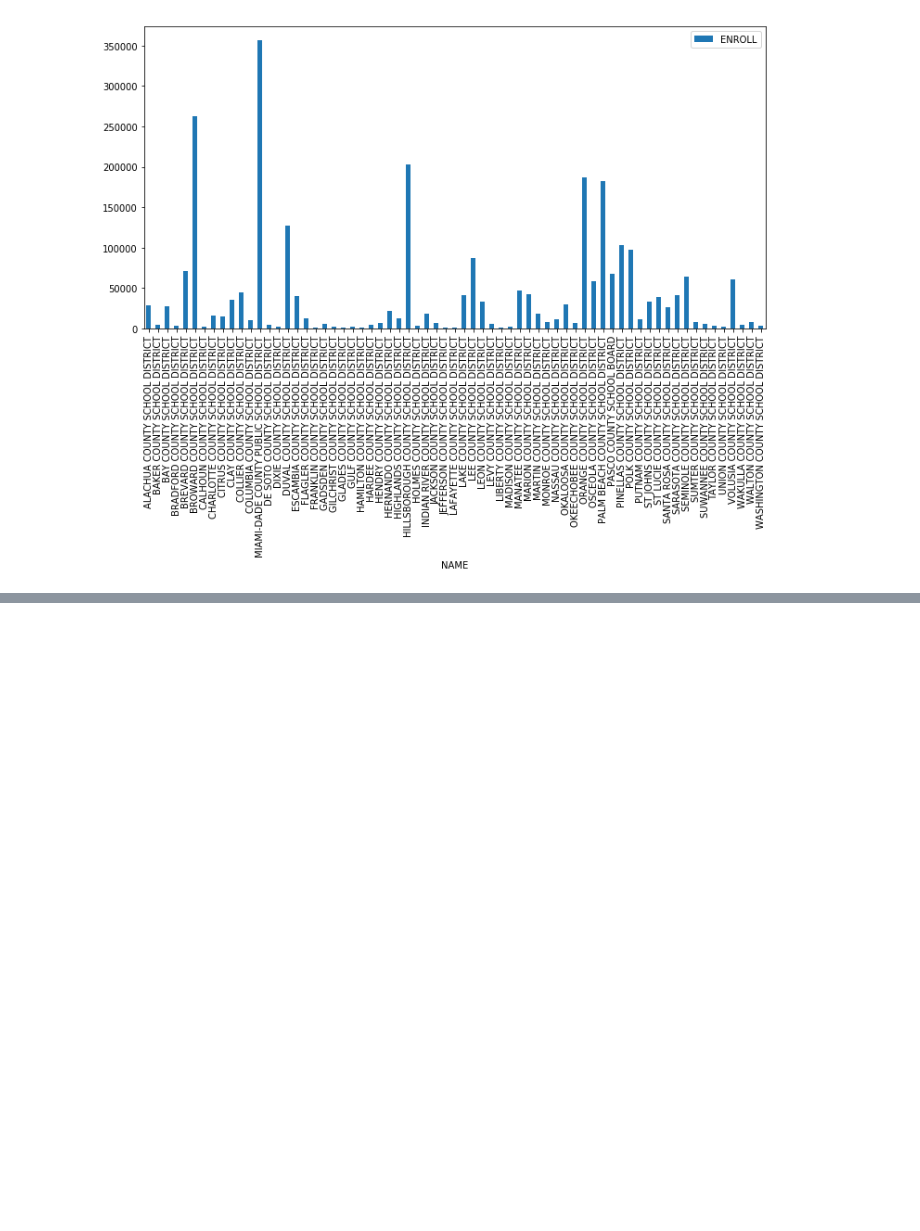
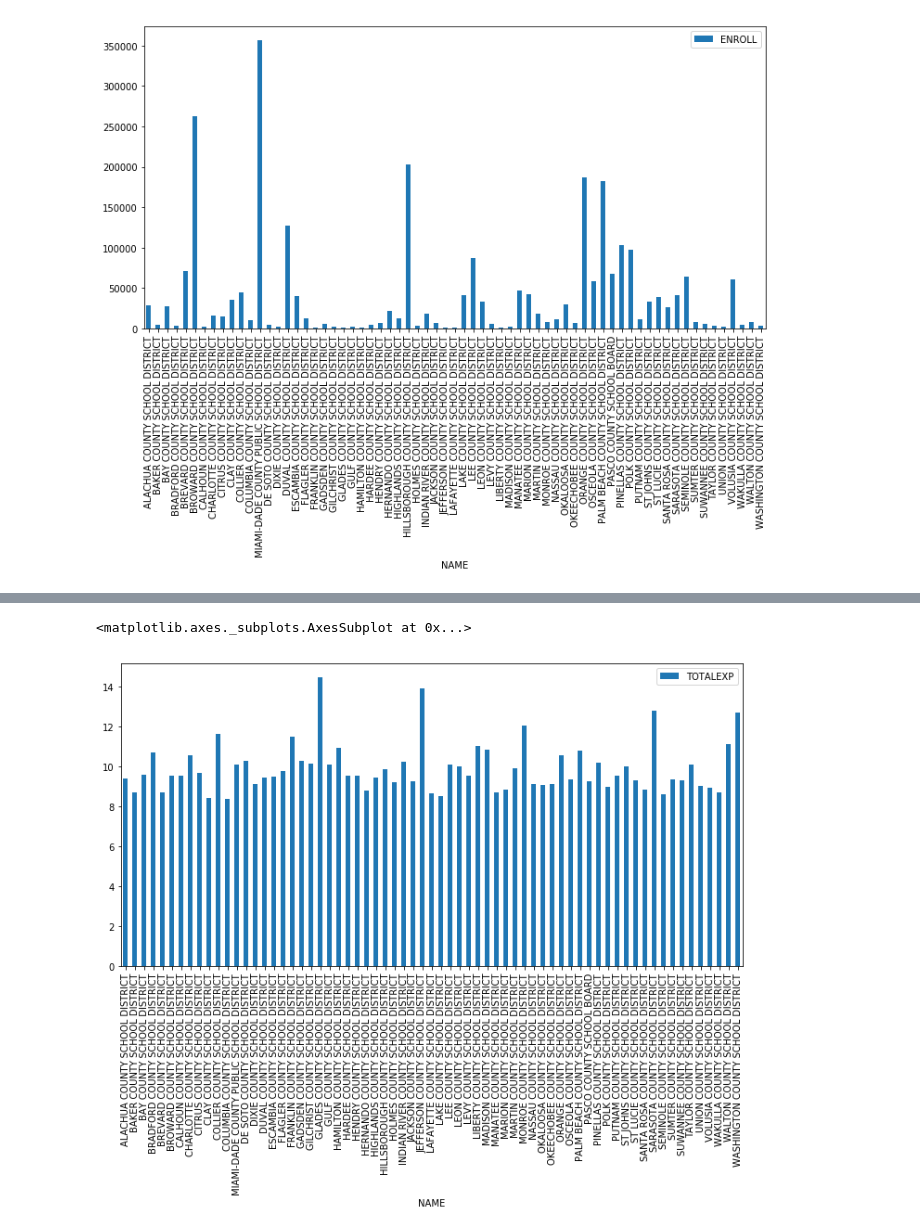
Before and after one commit to cschubert29/Intro_DS_Project, a Jupyter notebook: Data/US-Educational-Finances/School Finances.ipynb, the cells around one changed output, grey strips where cells are left out. Saved outputs shown, nothing was run; the diff lists cells and outputs as text; code cells hidden in the pictures; blank space fills up the shorter version.

```diff
--- a/Data/US-Educational-Finances/School Finances.ipynb
+++ b/Data/US-Educational-Finances/School Finances.ipynb
@@ -139,3 +162,7 @@ districts_2014_FL.plot(x="NAME",
 # %% [output]
 <matplotlib.axes._subplots.AxesSubplot at 0x...>
 [figure]
+# %%
+std_districts_2014_FL = districts_2014_FL.iloc[:,4:].div(districts_2014_FL.ENROLL, axis=0)
+std_districts_2014_FL = std_districts_2014_FL.join(districts_2014_FL['NAME'])
+std_districts_2014_FL.head()
@@ -141,0 +176,7 @@ districts_2014_FL.plot(x="NAME",
+# %%
+std_districts_2014_FL.plot(x="NAME",
+                 y=["TOTALEXP"],
+                 kind="bar")
+# %% [output]
+<matplotlib.axes._subplots.AxesSubplot at 0x...>
+[figure, added]
```
Also changed, not shown: parts of 7 cells of this notebook.
